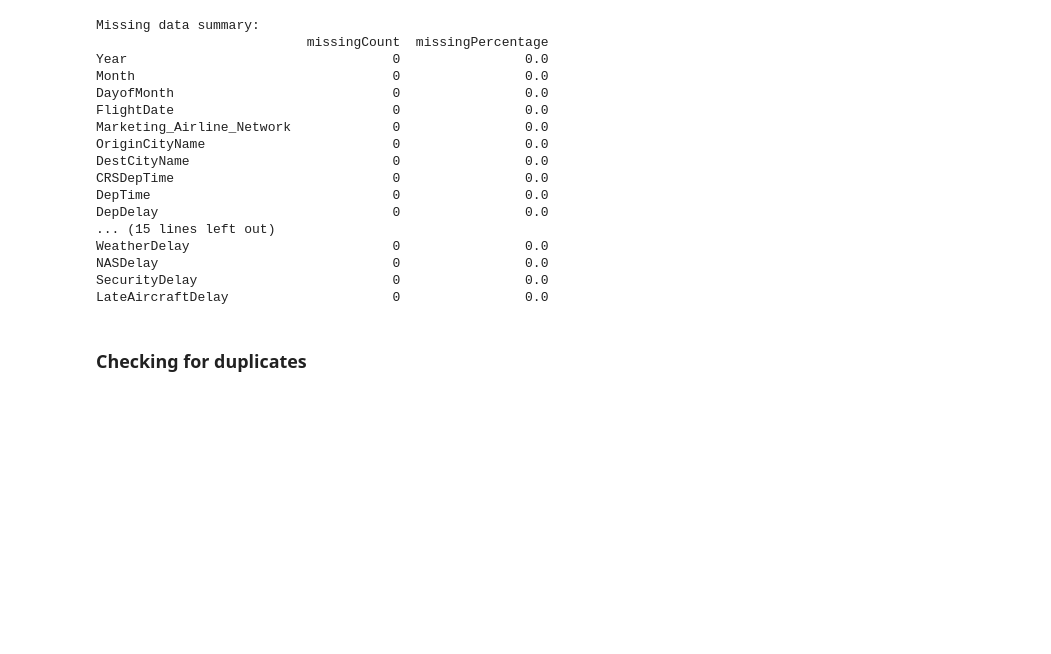
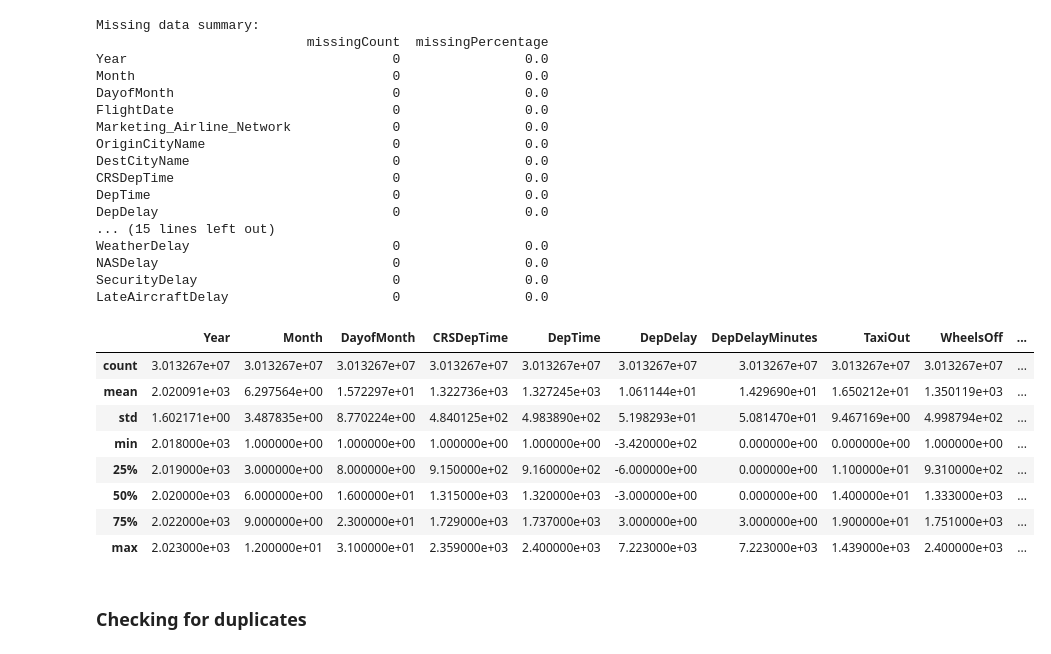
Before and after one commit to RoagieHoagie/FlightDelayImbalancedRegression, a Jupyter notebook: main.ipynb, the cells around one changed output. Saved outputs shown, nothing was run; the diff lists cells and outputs as text; code cells hidden in the pictures; blank space fills up the shorter version.

```diff
--- a/main.ipynb
+++ b/main.ipynb
@@ -205,6 +207,18 @@ WeatherDelay                          0                0.0
 NASDelay                              0                0.0
 SecurityDelay                         0                0.0
 LateAircraftDelay                     0                0.0
+# %%
+df.describe()
+# %% [output]
+|  | Year | Month | DayofMonth | CRSDepTime | DepTime | DepDelay | DepDelayMinutes | TaxiOut | WheelsOff | ... |
+| count | 3.013267e+07 | 3.013267e+07 | 3.013267e+07 | 3.013267e+07 | 3.013267e+07 | 3.013267e+07 | 3.013267e+07 | 3.013267e+07 | 3.013267e+07 | ... |
+| mean | 2.020091e+03 | 6.297564e+00 | 1.572297e+01 | 1.322736e+03 | 1.327245e+03 | 1.061144e+01 | 1.429690e+01 | 1.650212e+01 | 1.350119e+03 | ... |
+| std | 1.602171e+00 | 3.487835e+00 | 8.770224e+00 | 4.840125e+02 | 4.983890e+02 | 5.198293e+01 | 5.081470e+01 | 9.467169e+00 | 4.998794e+02 | ... |
+| min | 2.018000e+03 | 1.000000e+00 | 1.000000e+00 | 1.000000e+00 | 1.000000e+00 | -3.420000e+02 | 0.000000e+00 | 0.000000e+00 | 1.000000e+00 | ... |
+| 25% | 2.019000e+03 | 3.000000e+00 | 8.000000e+00 | 9.150000e+02 | 9.160000e+02 | -6.000000e+00 | 0.000000e+00 | 1.100000e+01 | 9.310000e+02 | ... |
+| 50% | 2.020000e+03 | 6.000000e+00 | 1.600000e+01 | 1.315000e+03 | 1.320000e+03 | -3.000000e+00 | 0.000000e+00 | 1.400000e+01 | 1.333000e+03 | ... |
+| 75% | 2.022000e+03 | 9.000000e+00 | 2.300000e+01 | 1.729000e+03 | 1.737000e+03 | 3.000000e+00 | 3.000000e+00 | 1.900000e+01 | 1.751000e+03 | ... |
+| max | 2.023000e+03 | 1.200000e+01 | 3.100000e+01 | 2.359000e+03 | 2.400000e+03 | 7.223000e+03 | 7.223000e+03 | 1.439000e+03 | 2.400000e+03 | ... |
 # %% [markdown]
 ### Checking for duplicates
 # %%
```
Also changed, not shown: parts of 47 cells of this notebook, 1 other file.
